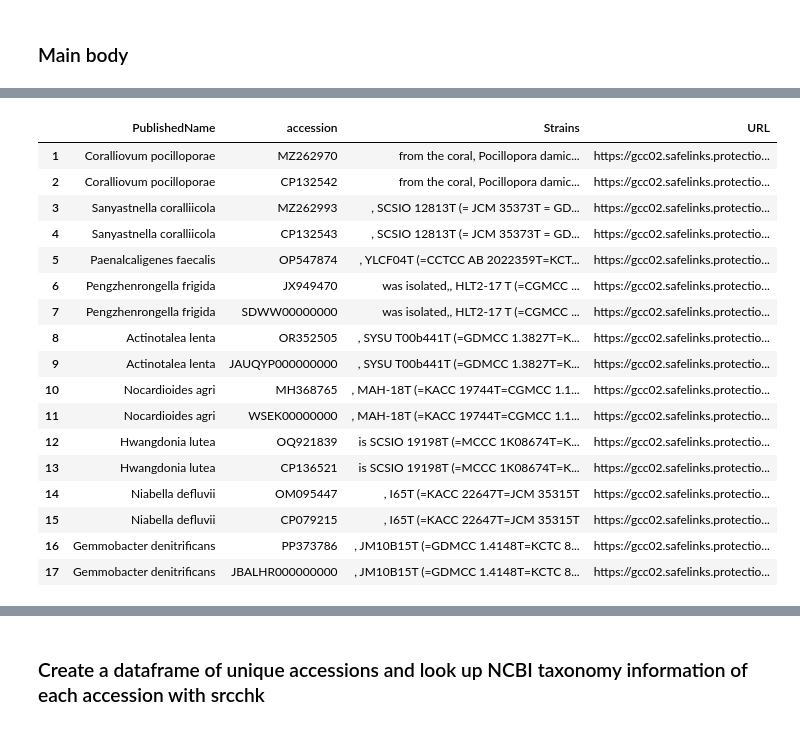
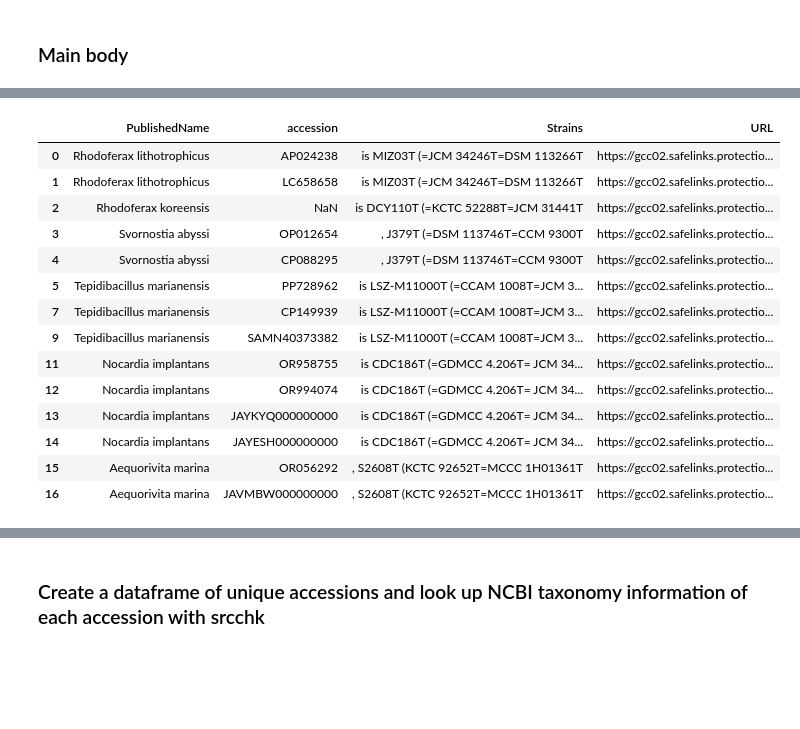
Before and after one commit to mcveigh-h16/IJSEM-webscraper, a Jupyter notebook: selenium_webscraper-ver2.ipynb, the cells around one changed output, grey strips where cells are left out. Saved outputs shown, nothing was run; the diff lists cells and outputs as text; code cells hidden in the pictures; blank space fills up the shorter version.

```diff
--- a/selenium_webscraper-ver2.ipynb
+++ b/selenium_webscraper-ver2.ipynb
@@ -27,7 +27,7 @@ urls = ['https://www.microbiologyresearch.org/content/journal/ijsem/10.1099/ijse
 # %% [markdown]
 ### Input URLS from saved email in html - save as from outlook in htm format
 # %%
-input = (r'IJSEMemail3.htm')
+input = (r'IJSEMemail4.htm')
 # %%
 #with open ('IJSEMemail1.htm', encoding = 'unicode_escape') as f:
 with open (input, encoding = 'unicode_escape') as f:
@@ -255,4 +251,7 @@ pub_df
 # %%
+#try drop duplicate accessions here
+pub_df = pub_df.drop_duplicates(subset='Accessions', keep="first")
 pub_df.explode(['PublishedName']).reset_index(drop=True)
+pub_df
 # %% [output]
 |  | PublishedName | Accessions | Strains | URL |
@@ -290,25 +283,24 @@ pub2_df
 # %%
 pub4_df = pub2_df.explode(['PublishedName']).reset_index(drop=True)
 pub4_df.rename(columns={'Accessions' : 'accession'}, inplace=True)
-pub4_df = pub4_df.dropna()
+#pub4_df = pub4_df.dropna()
+#pub4_df = pub4_df.drop_duplicates(subset='accession', keep="first")
+pub4_df=pub4_df[pub4_df['accession'].isnull() | ~pub4_df[pub4_df['accession'].notnull()].duplicated(subset='accession',keep='first')]
 pub4_df
 # %% [output]
 |  | PublishedName | accession | Strains | URL |
-| 1 | Coralliovum pocilloporae | MZ262970 | from the coral, Pocillopora damic... | https://gcc02.safelinks.protectio... |
-| 2 | Coralliovum pocilloporae | CP132542 | from the coral, Pocillopora damic... | https://gcc02.safelinks.protectio... |
-| 3 | Sanyastnella coralliicola | MZ262993 | , SCSIO 12813T (= JCM 35373T = GD... | https://gcc02.safelinks.protectio... |
-| 4 | Sanyastnella coralliicola | CP132543 | , SCSIO 12813T (= JCM 35373T = GD... | https://gcc02.safelinks.protectio... |
-| 5 | Paenalcaligenes faecalis | OP547874 | , YLCF04T (=CCTCC AB 2022359T=KCT... | https://gcc02.safelinks.protectio... |
-| 6 | Pengzhenrongella frigida | JX949470 | was isolated,, HLT2-17 T (=CGMCC ... | https://gcc02.safelinks.protectio... |
-| 7 | Pengzhenrongella frigida | SDWW00000000 | was isolated,, HLT2-17 T (=CGMCC ... | https://gcc02.safelinks.protectio... |
-| 8 | Actinotalea lenta | OR352505 | , SYSU T00b441T (=GDMCC 1.3827T=K... | https://gcc02.safelinks.protectio... |
-| 9 | Actinotalea lenta | JAUQYP000000000 | , SYSU T00b441T (=GDMCC 1.3827T=K... | https://gcc02.safelinks.protectio... |
-| 10 | Nocardioides agri | MH368765 | , MAH-18T (=KACC 19744T=CGMCC 1.1... | https://gcc02.safelinks.protectio... |
-| 11 | Nocardioides agri | WSEK00000000 | , MAH-18T (=KACC 19744T=CGMCC 1.1... | https://gcc02.safelinks.protectio... |
-| 12 | Hwangdonia lutea | OQ921839 | is SCSIO 19198T (=MCCC 1K08674T=K... | https://gcc02.safelinks.protectio... |
-| 13 | Hwangdonia lutea | CP136521 | is SCSIO 19198T (=MCCC 1K08674T=K... | https://gcc02.safelinks.protectio... |
-| 14 | Niabella defluvii | OM095447 | , I65T (=KACC 22647T=JCM 35315T | https://gcc02.safelinks.protectio... |
-| 15 | Niabella defluvii | CP079215 | , I65T (=KACC 22647T=JCM 35315T | https://gcc02.safelinks.protectio... |
-| 16 | Gemmobacter denitrificans | PP373786 | , JM10B15T (=GDMCC 1.4148T=KCTC 8... | https://gcc02.safelinks.protectio... |
-| 17 | Gemmobacter denitrificans | JBALHR000000000 | , JM10B15T (=GDMCC 1.4148T=KCTC 8... | https://gcc02.safelinks.protectio... |
+| 0 | Rhodoferax lithotrophicus | AP024238 | is MIZ03T (=JCM 34246T=DSM 113266T | https://gcc02.safelinks.protectio... |
+| 1 | Rhodoferax lithotrophicus | LC658658 | is MIZ03T (=JCM 34246T=DSM 113266T | https://gcc02.safelinks.protectio... |
+| 2 | Rhodoferax koreensis | NaN | is DCY110T (=KCTC 52288T=JCM 31441T | https://gcc02.safelinks.protectio... |
+| 3 | Svornostia abyssi | OP012654 | , J379T (=DSM 113746T=CCM 9300T | https://gcc02.safelinks.protectio... |
+| 4 | Svornostia abyssi | CP088295 | , J379T (=DSM 113746T=CCM 9300T | https://gcc02.safelinks.protectio... |
+| 5 | Tepidibacillus marianensis | PP728962 | is LSZ-M11000T (=CCAM 1008T=JCM 3... | https://gcc02.safelinks.protectio... |
+| 7 | Tepidibacillus marianensis | CP149939 | is LSZ-M11000T (=CCAM 1008T=JCM 3... | https://gcc02.safelinks.protectio... |
+| 9 | Tepidibacillus marianensis | SAMN40373382 | is LSZ-M11000T (=CCAM 1008T=JCM 3... | https://gcc02.safelinks.protectio... |
+| 11 | Nocardia implantans | OR958755 | is CDC186T (=GDMCC 4.206T= JCM 34... | https://gcc02.safelinks.protectio... |
+| 12 | Nocardia implantans | OR994074 | is CDC186T (=GDMCC 4.206T= JCM 34... | https://gcc02.safelinks.protectio... |
+| 13 | Nocardia implantans | JAYKYQ000000000 | is CDC186T (=GDMCC 4.206T= JCM 34... | https://gcc02.safelinks.protectio... |
+| 14 | Nocardia implantans | JAYESH000000000 | is CDC186T (=GDMCC 4.206T= JCM 34... | https://gcc02.safelinks.protectio... |
+| 15 | Aequorivita marina | OR056292 | , S2608T (KCTC 92652T=MCCC 1H01361T | https://gcc02.safelinks.protectio... |
+| 16 | Aequorivita marina | JAVMBW000000000 | , S2608T (KCTC 92652T=MCCC 1H01361T | https://gcc02.safelinks.protectio... |
 # %%
```
Also changed, not shown: parts of 12 cells of this notebook.
